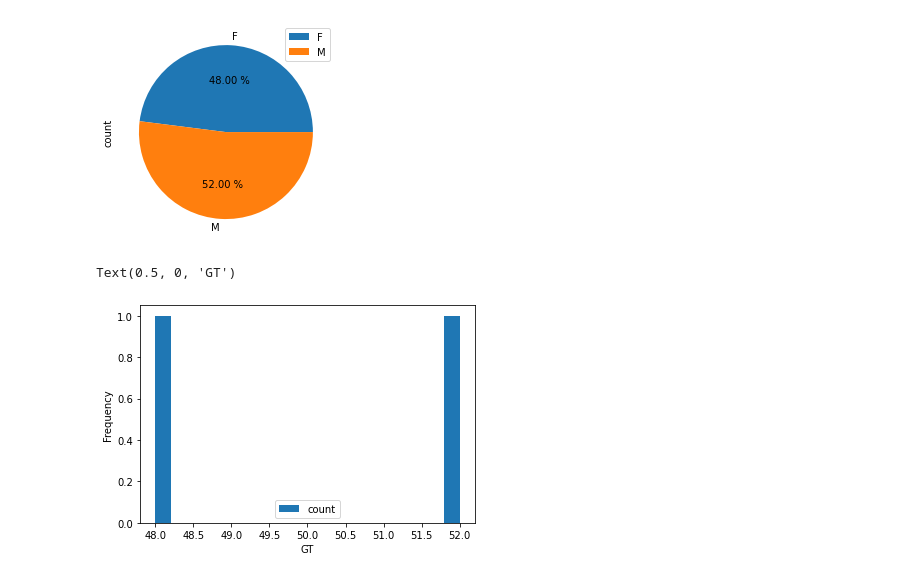
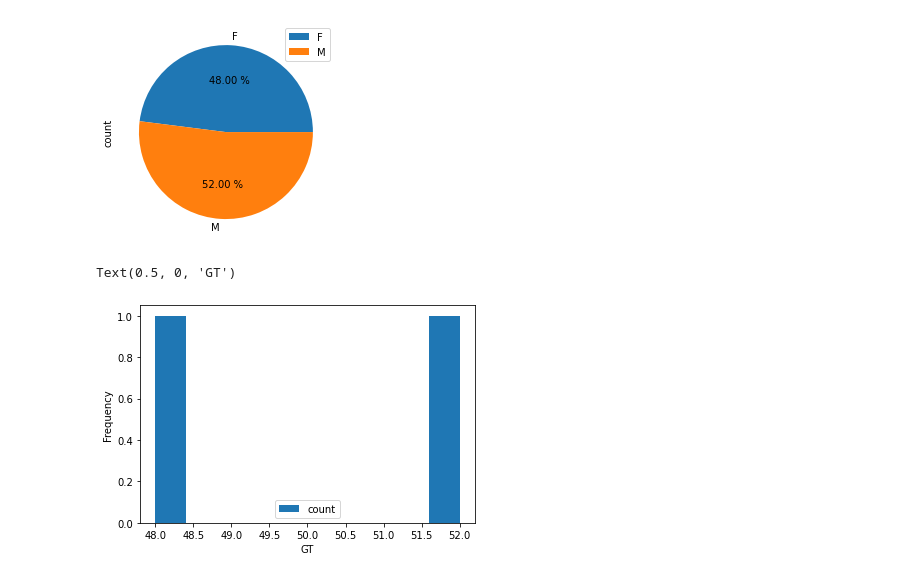
Before and after one commit to dangnhan-6426/NHAPMONPHANTICHDULIEUHOCSAU, a Jupyter notebook: Lab_2_Homework.ipynb, the cells around one changed output. Saved outputs shown, nothing was run; the diff lists cells and outputs as text; code cells hidden in the pictures.

```diff
--- a/Lab_2_Homework.ipynb
+++ b/Lab_2_Homework.ipynb
@@ -13,7 +13,7 @@ import numpy as np
 import matplotlib.pyplot as plt
 # %%
 # Trình bày dữ liệu cơ bản
-dulieuxettuyendaihoc=pd.read_csv("https://raw.githubusercontent.com/Gau-6426/DataAnalystDeepLearning/main/Data/dulieuxettuyendaihoc.csv", index_col='STT')
+dulieuxettuyendaihoc=pd.read_csv("https://raw.githubusercontent.com/Hung621/DataAnalystDeepLearning/main/Lab01/processed_dulieuxettuyendaihoc.csv", index_col='STT')
 dulieuxettuyendaihoc
 # %% [output]
 |  | T1 | L1 | H1 | S1 | V1 | X1 | D1 | N1 | T2 | L2 | H2 | ... |
@@ -167,10 +180,10 @@ array([<matplotlib.axes._subplots.AxesSubplot object at 0x...>],
 [figure]
 # %%
 #biểu đồ tích lũy tần suất (đa giác tích lũy) (https://matplotlib.org/stable/api/_as_gen/matplotlib.pyplot.hist.html / https://matplotlib.org/stable/api/_as_gen/matplotlib.pyplot.xlabel.html)
-dulieuxettuyendaihoc.groupby('GT')['GT'].agg(['count']).plot.hist(bins=20)
+dulieuxettuyendaihoc.groupby('GT')['GT'].agg(['count']).plot.hist()
 plt.xlabel('GT')
 # %% [output]
 Text(0.5, 0, 'GT')
-[figure, old version]
+[figure, new version]
 # %%
 #1. Hãy trình bày dữ liệu lần lượt các biến: US_TBM1, US_TBM2 và US_TBM3
```
Also changed, not shown: parts of 16 cells of this notebook.
